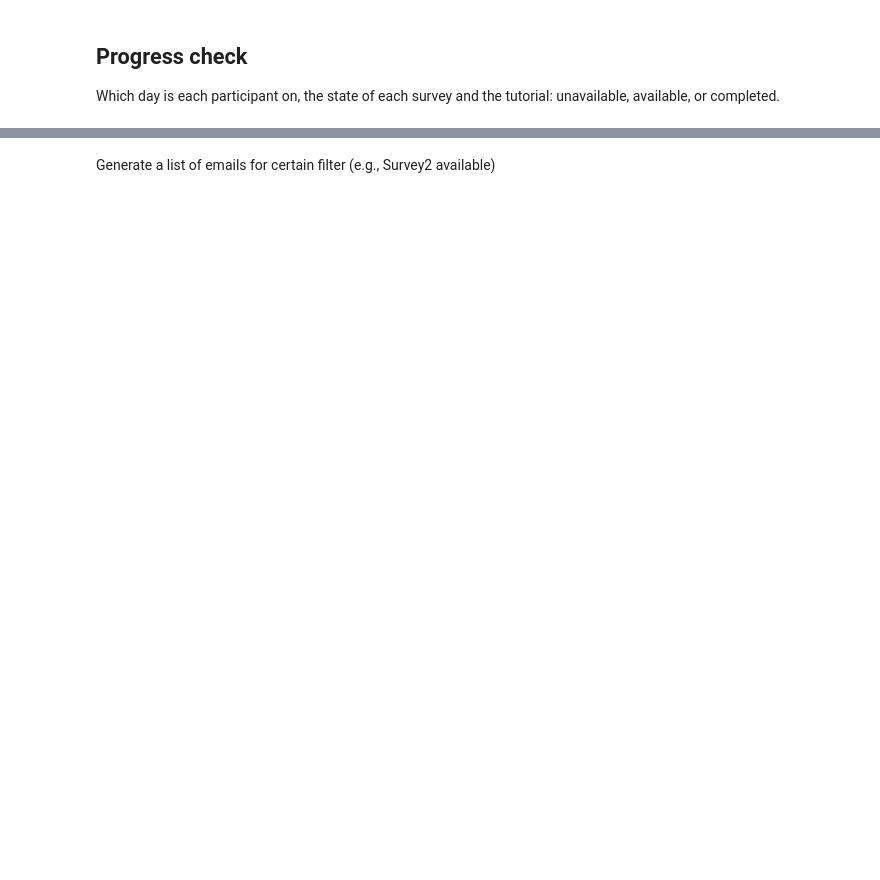
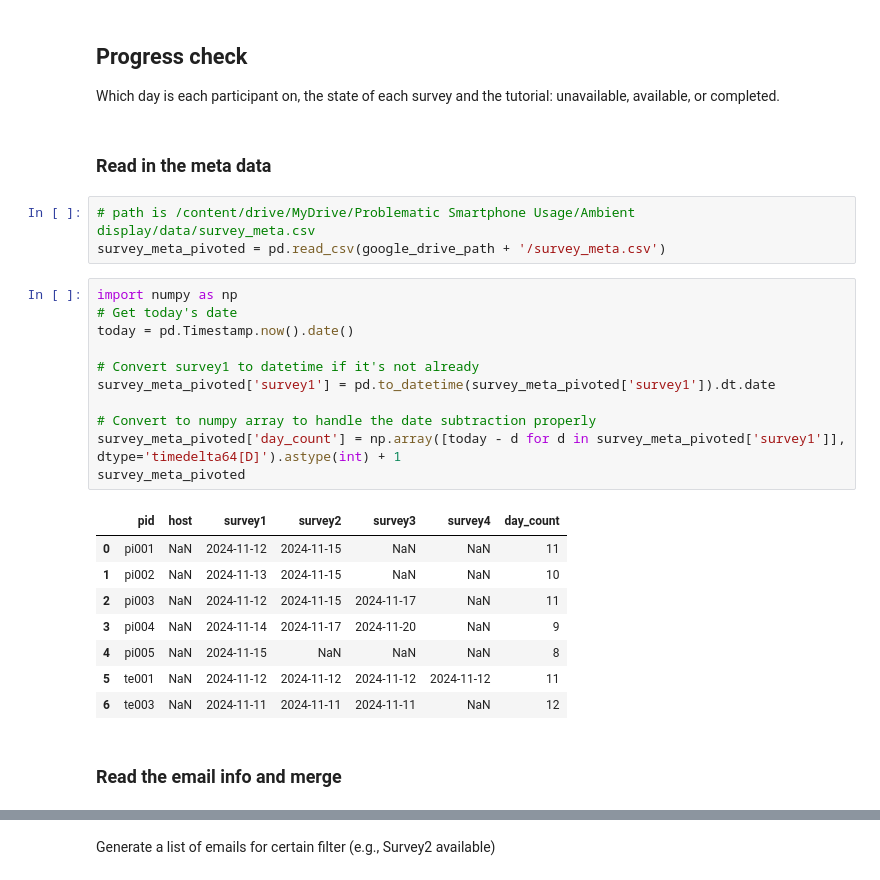
Before and after one commit to jzheng23/colab, a Jupyter notebook: Smartphone_screeentime.ipynb, the cells around one changed output, grey strips where cells are left out. Cells and saved outputs as stored; diff of their text form; blank space fills up the shorter version.

```diff
--- a/Smartphone_screeentime.ipynb
+++ b/Smartphone_screeentime.ipynb
@@ -757,3 +809,30 @@ Mounted at /content/drive
 ## Progress check
 
 Which day is each participant on, the state of each survey and the tutorial: unavailable, available, or completed.
+# %% [markdown]
+### Read in the meta data
+# %%
+# path is /content/drive/MyDrive/Problematic Smartphone Usage/Ambient display/data/survey_meta.csv
+survey_meta_pivoted = pd.read_csv(google_drive_path + '/survey_meta.csv')
+# %%
+import numpy as np
+# Get today's date
+today = pd.Timestamp.now().date()
+
+# Convert survey1 to datetime if it's not already
+survey_meta_pivoted['survey1'] = pd.to_datetime(survey_meta_pivoted['survey1']).dt.date
+
+# Convert to numpy array to handle the date subtraction properly
+survey_meta_pivoted['day_count'] = np.array([today - d for d in survey_meta_pivoted['survey1']], dtype='timedelta64[D]').astype(int) + 1
+survey_meta_pivoted
+# %% [output]
+|  | pid | host | survey1 | survey2 | survey3 | survey4 | day_count |
+| 0 | pi001 | NaN | 2024-11-12 | 2024-11-15 | NaN | NaN | 11 |
+| 1 | pi002 | NaN | 2024-11-13 | 2024-11-15 | NaN | NaN | 10 |
+| 2 | pi003 | NaN | 2024-11-12 | 2024-11-15 | 2024-11-17 | NaN | 11 |
+| 3 | pi004 | NaN | 2024-11-14 | 2024-11-17 | 2024-11-20 | NaN | 9 |
+| 4 | pi005 | NaN | 2024-11-15 | NaN | NaN | NaN | 8 |
+| 5 | te001 | NaN | 2024-11-12 | 2024-11-12 | 2024-11-12 | 2024-11-12 | 11 |
+| 6 | te003 | NaN | 2024-11-11 | 2024-11-11 | 2024-11-11 | NaN | 12 |
+# %% [markdown]
+### Read the email info and merge
```
Also changed, not shown: parts of 38 cells of this notebook.
